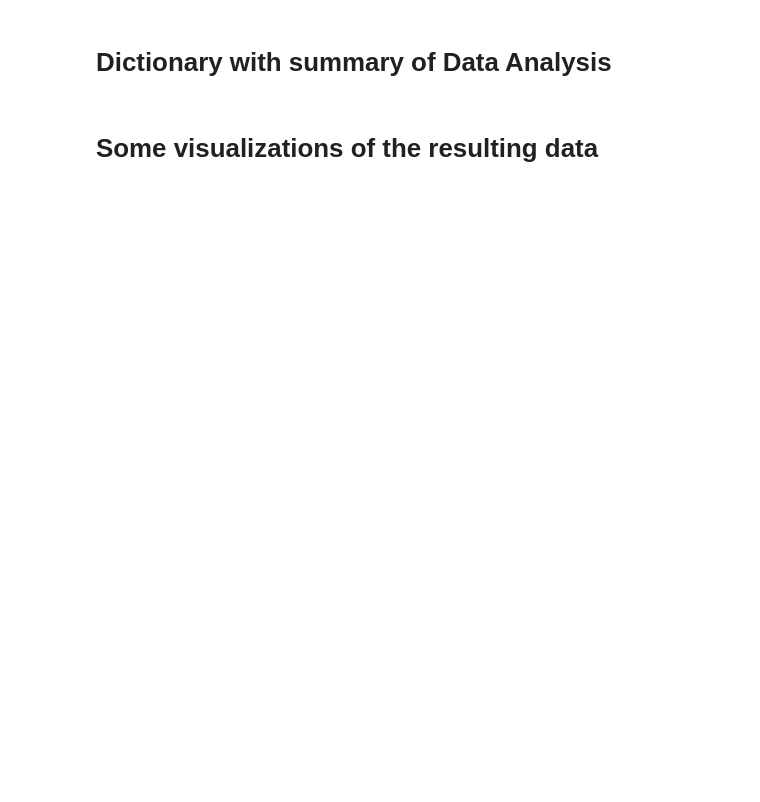
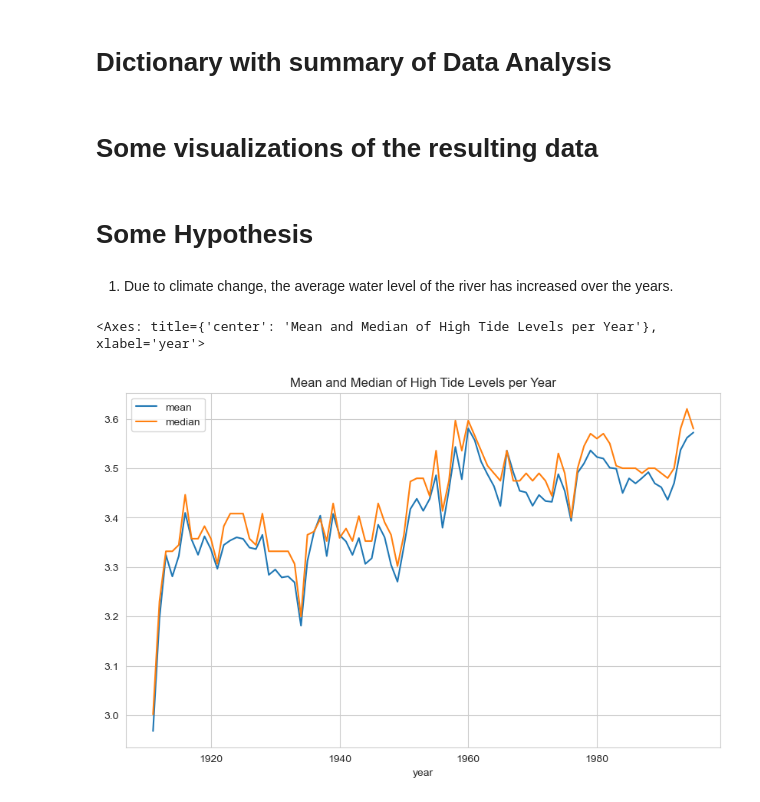
Before and after one commit to daeb2222/Analyzing-River-Thames-Water-Levels, a Jupyter notebook: notebook.ipynb, the cells around one changed output. Drawn from its saved outputs; the diff is of its cells as text; code cells hidden in the pictures; blank space fills up the shorter version.

Commit message:
commit of hypothesis and visualization

```diff
--- a/notebook.ipynb
+++ b/notebook.ipynb
@@ -201,5 +201,7 @@ solution ={"high_statistics":high_tide_summary,"low_statistics":low_tide_summary
 # %% [markdown]
 # Some visualizations of the resulting data
 # %%
-# import matplotlib.pyplot as plt
-# import seaborn as sns
+import matplotlib.pyplot as plt
+import seaborn as sns
+sns.set_style("whitegrid")
+plt.rcParams["figure.figsize"] = (10, 6)
@@ -227,0 +208,14 @@ solution ={"high_statistics":high_tide_summary,"low_statistics":low_tide_summary
+# %% [markdown]
+# Some Hypothesis
+# %% [markdown]
+1. Due to climate change, the average water level of the river has increased over the years.
+# %%
+#delete duplicates (we will only use the highest value of the day,
+#if there is another record in the same day but different hour it will be deleted) we will use the highest value
+daily_high_tide = high_tide_df.sort_values("water_level",ascending=False).drop_duplicates(["year","month","day"])
+daily_low_tide = low_tide_df.sort_values("water_level").drop_duplicates(["year","month","day"])
+#mean and median of high tide levels per year
+daily_high_tide.groupby("year")["water_level"].agg(["mean","median"]).plot(kind="line",title="Mean and Median of High Tide Levels per Year")
+# %% [output]
+<Axes: title={'center': 'Mean and Median of High Tide Levels per Year'}, xlabel='year'>
+[figure, added]
```
Also changed, not shown: parts of 11 cells of this notebook.
